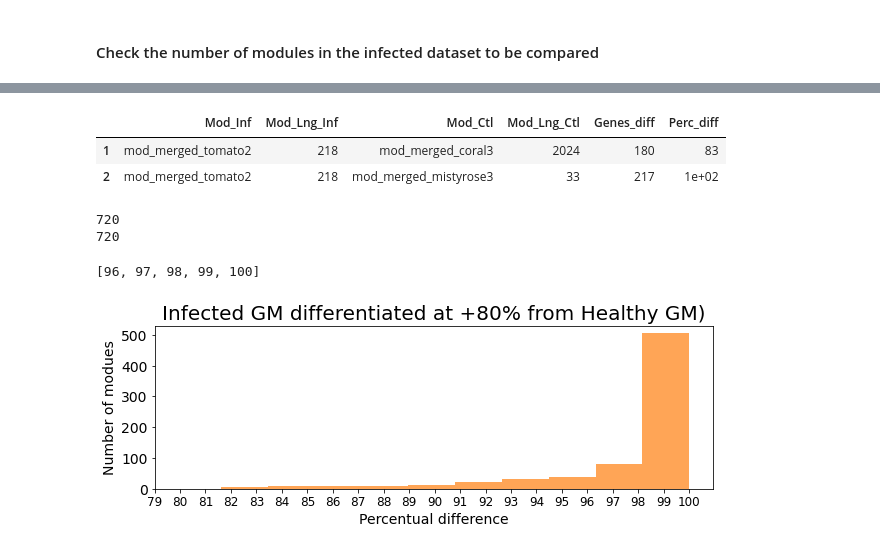
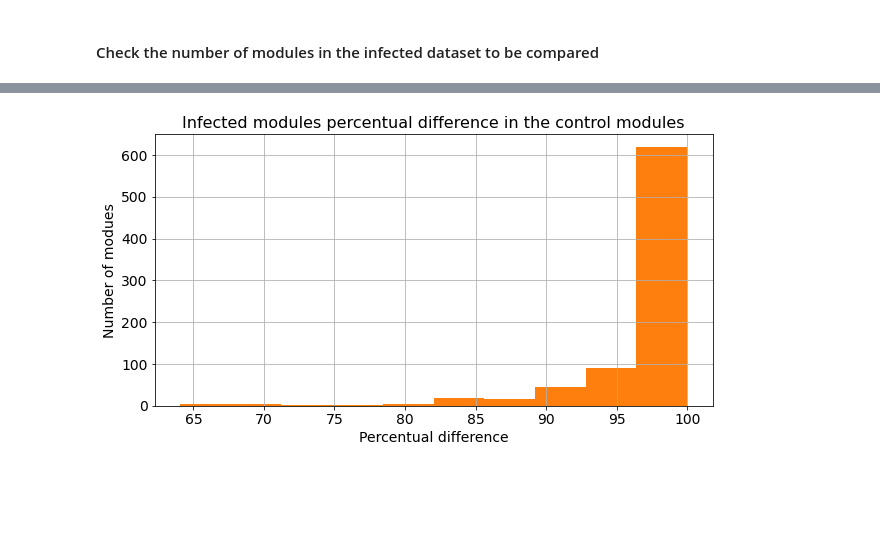
Before and after one commit to cyntsc/meta-analisis-athal, a Jupyter notebook: notebooks/8_modules_differentiation_mergedClusters.ipynb, the cells around one changed output, grey strips where cells are left out. Drawn from its saved outputs; the diff is of its cells as text; code cells hidden in the pictures; blank space fills up the shorter version.

```diff
--- a/notebooks/8_modules_differentiation_mergedClusters.ipynb
+++ b/notebooks/8_modules_differentiation_mergedClusters.ipynb
@@ -161,10 +139,10 @@ my_dict={}
 x = 1
 y = 1 # for assing unique keys to the dict
 
-# os.chdir("../Athal_infected_mods_merged_MatrixE")
-# print(os.getcwd())
-for file in dirListing_inf:    # files is each infected module
-    #print(file)
+os.chdir("../Athal_infected_mods_merged_MatrixE")
+print(os.getcwd())
+for file in dirListing_inf:    # Repeat for each infected module
+    print(file)
     # Prepare first set to be compared
     df1 = pd.read_csv(file, header=None)    ## nrows=100, usecols=[0,1]
     gene_list = df1[0].tolist()
@@ -173,19 +151,18 @@ for file in dirListing_inf:    # files is each infected module
     #print(uniqueGenes_inf)
     mod_inf_name = str(os.path.basename(file))
     mod_inf_name_lng = len(uniqueGenes_inf)
-    print("Infected Mod compare " + str(x) + ": " + mod_inf_name + ' have ' + str(mod_inf_name_lng) + ' unique genes')
+    print("Set " + str(x) + ": " + mod_inf_name + ' have ' + str(mod_inf_name_lng) + ' unique genes')
 
     ##################################
-    # Compare the specific infected mod against all the healthy preselected mods to the percentual diference
-    # Go to the folder <<control>> because is the one to be parsed
+    # Parse the specific infected set (module) against all the ctrl modules to get percentual diference
+    # Set in the folder <<control>> because of is the one to be parsed
     os.chdir("../Athal_healthy_mods_merged_MatrixD")
     for i in range (i_mods_to_parse):  #i_mods_to_parse
         mod_name = lst_mods_ctrl[i]
         #print("Ctrl mod: ", mod_name)
-        #call the function that load the healthy mod to be compared
+        #call the function that load the control module to be compared
         uniqueGenes_ctr = load_ctl_mod_to_compare(mod_name)
         dif_AB = len(uniqueGenes_inf - uniqueGenes_ctr)
-        # Make the module logic comparition
         if mod_inf_name_lng == dif_AB:
             PercDif_AB = 100
         else :
@@ -193,8 +170,8 @@ for file in dirListing_inf:    # files is each infected module
         # mod_inf_name, mod_inf_name_lng,
         mod_ctl_name_lng = len(uniqueGenes_ctr)
         #print(mod_name, '\t', mod_ctl_name_lng,'\t',dif_AB,'\t', PercDif_AB)
-        # Insert the result of the comparition into a dicitonary for further analysis
-        #print(y)
+        # Insert the comparitions into a dicitonary for further analysis
+        print(y)
         my_dict[y] = {}
         my_dict[y]['Mod_Inf'] = mod_inf_name.rsplit( ".", 1 )[ 0 ]
         my_dict[y]['Mod_Lng_Inf'] = mod_inf_name_lng
@@ -207,7 +184,7 @@ for file in dirListing_inf:    # files is each infected module
 
     # Now change the directory bacause of another module of infected is going to be read
     os.chdir("../Athal_infected_mods_merged_MatrixE")
-    x = x + 1    # to escape in the first infected mod
+    #x = x + 1    # to escape in the first infected mod
     #if x > 3: break
 #print(my_dict)
 print("done")
@@ -271,19 +253,5 @@ df_comp.head(3)
 # %%
-df_comp.to_csv("../modules_merged_comparition.csv", sep=",", header=True)
+#df_comp
+# selecting rows based on condition
+df_comp.to_csv("../modules_comparition.csv", sep=",", header=True)
 df_plt = df_comp
-df_plt.head(2)
-# %% [output]
-|  | Mod_Inf | Mod_Lng_Inf | Mod_Ctl | Mod_Lng_Ctl | Genes_diff | Perc_diff |
-| 1 | mod_merged_tomato2 | 218 | mod_merged_coral3 | 2024 | 180 | 83 |
-| 2 | mod_merged_tomato2 | 218 | mod_merged_mistyrose3 | 33 | 217 | 1e+02 |
-# %%
-# Filter cases where infected mods are different in >80%
-print(len(df_plt))
-df_plt = df_plt[df_plt['Perc_diff'] >= 80]
-print(len(df_plt))
-my_xticks = list(range(79,101,1))
-my_xticks[-5:]
-# %% [output]
-720
-720
-[96, 97, 98, 99, 100]
@@ -290,13 +261,12 @@ my_xticks[-5:]
 # %%
-import matplotlib.pyplot as plt
 df_plt[["Perc_diff"]] = df_plt[["Perc_diff"]].apply(pd.to_numeric)
 #df_plt.hist(by='Mod_Inf',column='Perc_diff')
-df_plt.hist(figsize=(10,3), grid=False,  color="C1", alpha=0.7)     #alpha (transparency in color); rwidth=0.9 to set space btw bars
-plt.title("Infected GM differentiated at +80% from Healthy GM)",fontsize=20);
+df_plt.hist(figsize=(10,5), grid=True,  color="C1")
+plt.title("Infected modules percentual difference in the control modules",fontsize=16);
 plt.xlabel('Percentual difference',fontsize=14);
+plt.xticks(fontsize=14);
 plt.ylabel('Number of modues',fontsize=14);
-plt.xticks(my_xticks, fontsize=12);
 plt.yticks(fontsize=14);
 # %% [output]
-[figure, old version]
+[figure, new version]
 # %%
```
Also changed, not shown: parts of 39 cells of this notebook, 39 other files.
